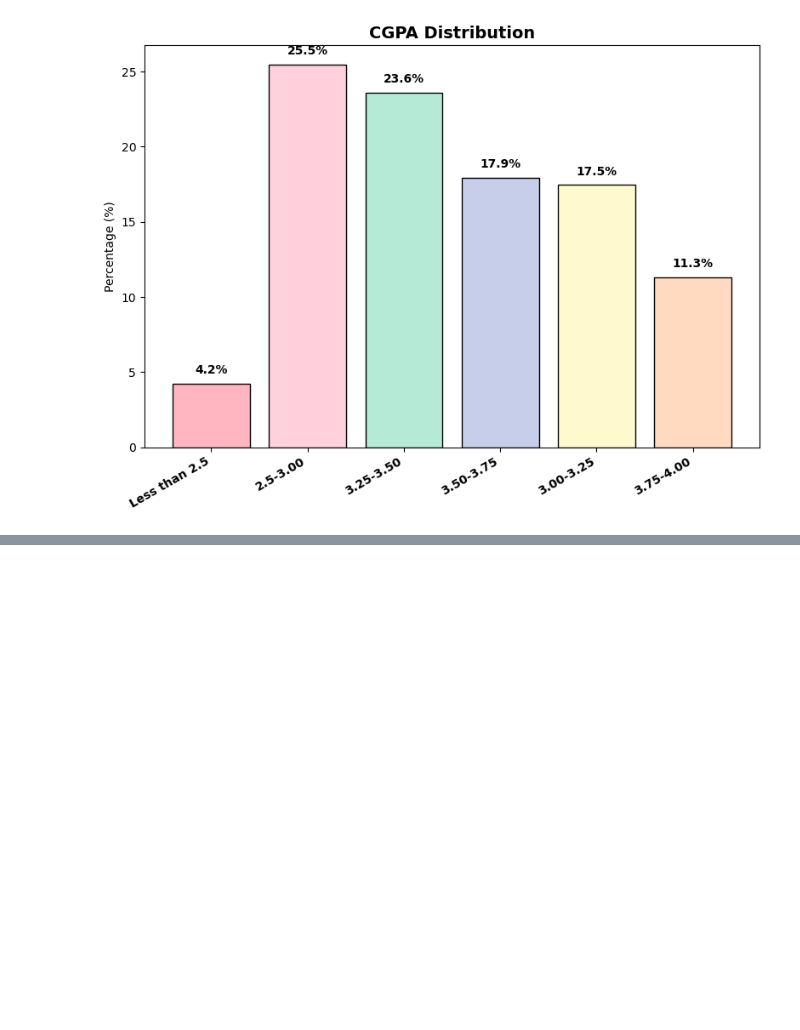
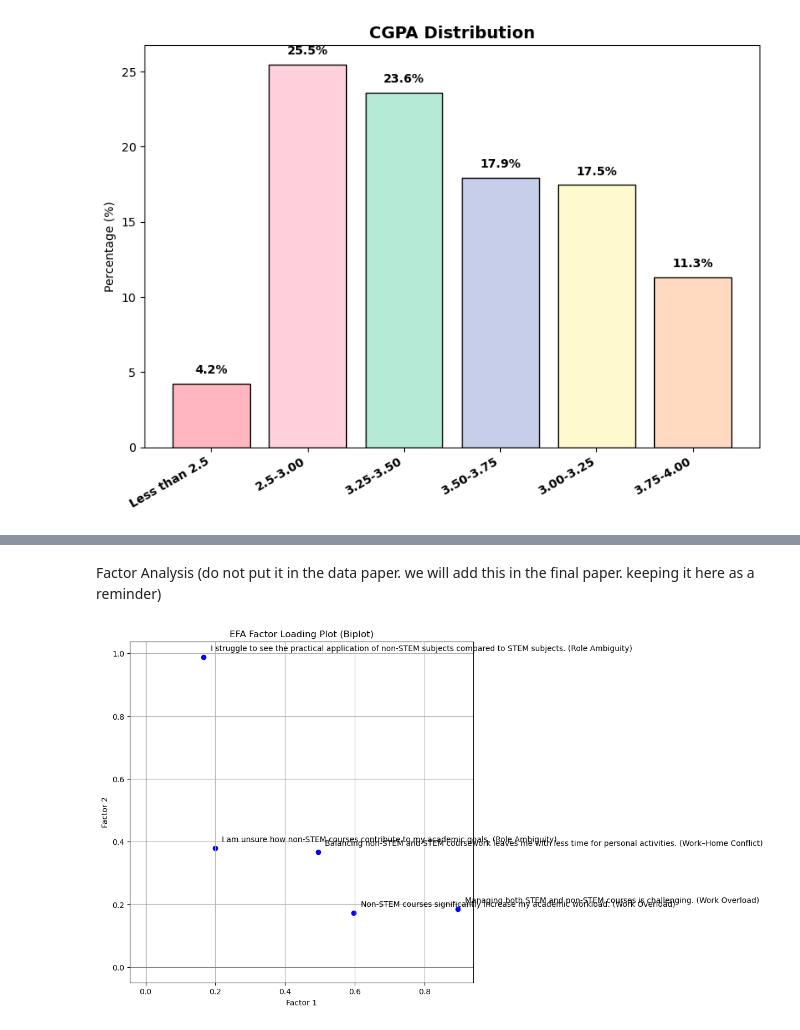
Before and after one commit to abkafi1234/StudentGrumbling, a Jupyter notebook: EDA.ipynb, the cells around one changed output, grey strips where cells are left out. Drawn from its saved outputs; the diff is of its cells as text; code cells hidden in the pictures; blank space fills up the shorter version.

```diff
--- a/EDA.ipynb
+++ b/EDA.ipynb
@@ -171,0 +349,49 @@ plt.show()
+# %% [markdown]
+Factor Analysis (do not put it in the data paper. we will add this in the final paper. keeping it here as a reminder)
+# %%
+import pandas as pd
+from factor_analyzer import FactorAnalyzer
+import matplotlib.pyplot as plt
+
+# Load your data
+# Variables
+variables = [
+    "Non-STEM courses significantly increase my academic workload. (Work Overload)",
+    "Managing both STEM and non-STEM courses is challenging. (Work Overload)",
+    "I am unsure how non-STEM courses contribute to my academic goals. (Role Ambiguity)",
+    "I struggle to see the practical application of non-STEM subjects compared to STEM subjects. (Role Ambiguity)",
+    "Balancing non-STEM and STEM coursework leaves me with less time for personal activities. (Work–Home Conflict)"
+]
+
+# Map Likert responses to numeric values
+likert_map = {
+    "Strongly disagree": 1,
+    "Disagree": 2,
+    "Neutral": 3,
+    "Agree": 4,
+    "Strongly agree": 5
+}
+
+numeric_data = data[variables].replace(likert_map)
+# Initialize and fit FactorAnalyzer
+fa = FactorAnalyzer(n_factors=2, rotation='varimax')
+fa.fit(numeric_data)
+
+# Get factor loadings
+loadings = fa.loadings_
+loadings_df = pd.DataFrame(loadings, index=variables, columns=['Factor 1', 'Factor 2'])
+plt.figure(figsize=(8, 8))
+plt.axhline(0, color='grey', linewidth=0.8)
+plt.axvline(0, color='grey', linewidth=0.8)
+
+for i, var in enumerate(variables):
+    plt.scatter(loadings_df.iloc[i, 0], loadings_df.iloc[i, 1], color='blue')
+    plt.text(loadings_df.iloc[i, 0]+0.02, loadings_df.iloc[i, 1]+0.02, var, fontsize=10)
+
+plt.xlabel('Factor 1')
+plt.ylabel('Factor 2')
+plt.title('EFA Factor Loading Plot (Biplot)')
+plt.grid(True)
+plt.show()
+# %% [output]
+[figure, added]
```
Also changed, not shown: parts of 8 cells of this notebook, 1 other file.
